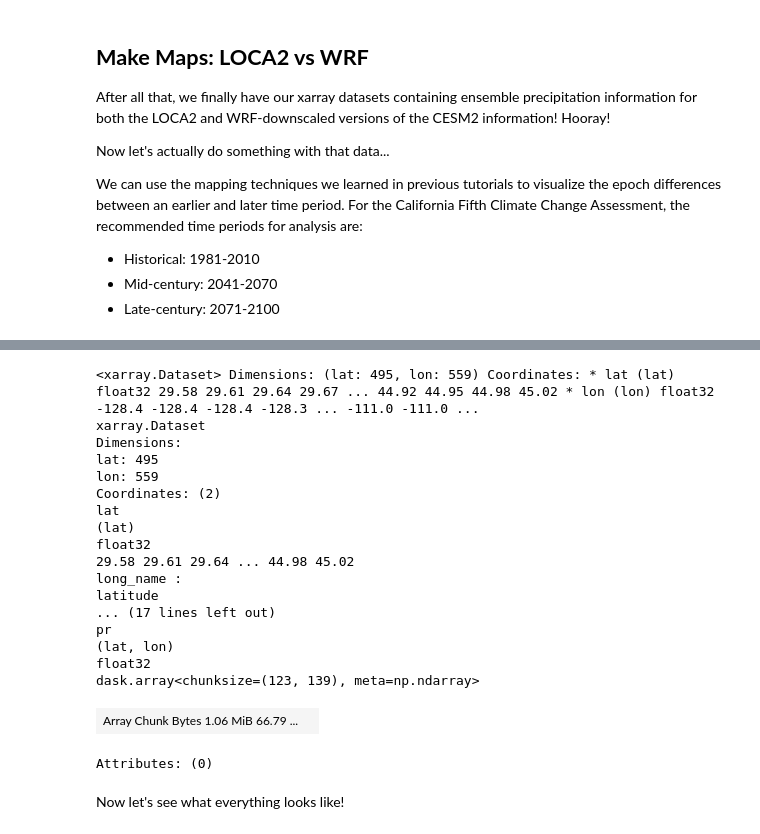
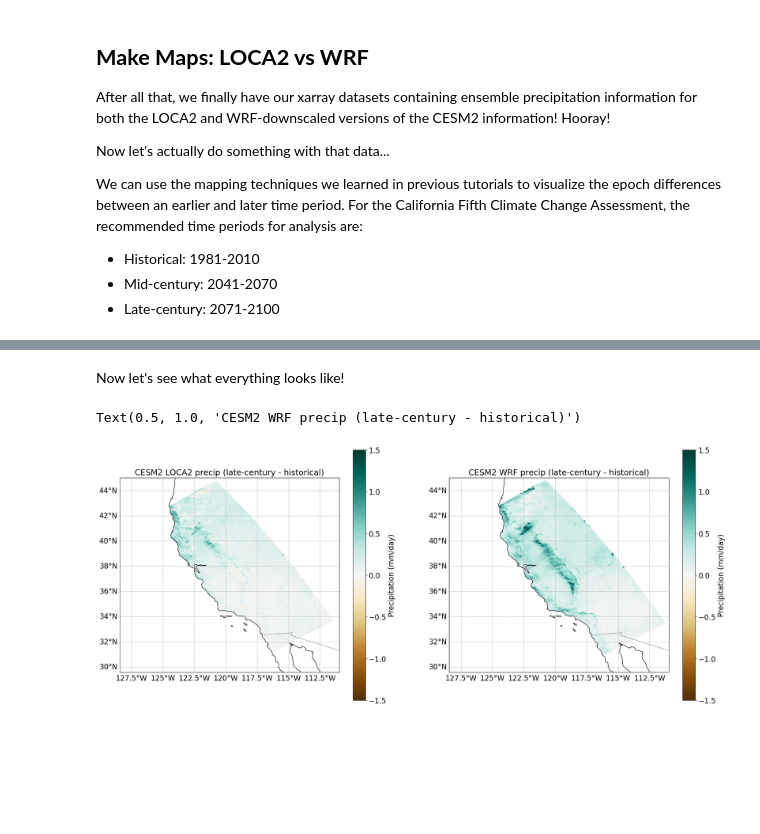
Before and after one commit to tommats00/Cal-Adapt-diagnostics, a Jupyter notebook: 1. Mapping Downscaled Products.ipynb, the cells around one changed output, grey strips where cells are left out. Drawn from its saved outputs; the diff is of its cells as text; code cells hidden in the pictures; blank space fills up the shorter version.

Commit message:
fixed plot issue

```diff
--- a/1. Mapping Downscaled Products.ipynb
+++ b/1. Mapping Downscaled Products.ipynb
@@ -586,17 +575,17 @@ print(inst_id)
 cesm2_wrf_data = []
 
 # Loop over all common ensemble members
-for inst in range(len(inst_id)):
-    print(inst_id[inst])
+for mem in cesm2_wrf_histdf.member_id:
+    print(mem)
 
-    # True/False array showing whether or not the institution_id matches our institution of interest
-    hist_mask = cesm2_wrf_histdf['institution_id'] == inst_id[inst]
+    # True/False array showing whether or not the member_id matches our member of interest
+    hist_mask = cesm2_wrf_histdf['member_id'] == mem
     # extract (first) location where the mask is True
-    hist_loc = cesm2_wrf_histdf['institution_id'][hist_mask].index[0]
+    hist_loc = cesm2_wrf_histdf['member_id'][hist_mask].index[0]
 
     # Do the same thing for the SSP ensemble
-    ssp_mask = cesm2_wrf_sspdf['institution_id'] == inst_id[inst]
-    ssp_loc = cesm2_wrf_sspdf['institution_id'][ssp_mask].index[0]
+    ssp_mask = cesm2_wrf_sspdf['member_id'] == mem
+    ssp_loc = cesm2_wrf_sspdf['member_id'][ssp_mask].index[0]
 
     # Store HISTORICAL data as xarray
     hist_data = xr.open_zarr(cesm2_wrf_histdf['path'][hist_loc], storage_options={'anon': True})
@@ -614,5 +603,5 @@ for inst in range(len(inst_id)):
 cesm2_wrf_data = xr.concat(cesm2_wrf_data, dim="member")
 
 # Store the actual member information as values of the new dimension
-cesm2_wrf_data = cesm2_wrf_data.assign_coords(member=("member", inst_id))
+cesm2_wrf_data = cesm2_wrf_data.assign_coords(member=("member", cesm2_wrf_histdf.member_id))
 # %% [output]
@@ -665,25 +666,12 @@ cesm2_wrf_diff = cesm2_wrf_diff.mean(dim="member")
 # %%
-cesm2_loca_diff
+# Extract values into a Numpy array
+cesm2_loca_diff_pr = cesm2_loca_diff.pr.values
+
+# Convert values to mm/day
+cesm2_loca_diff_pr = cesm2_loca_diff_pr * 86400
-# %% [output]
-<xarray.Dataset> Dimensions: (lat: 495, lon: 559) Coordinates: * lat (lat) float32 29.58 29.61 29.64 29.67 ... 44.92 44.95 44.98 45.02 * lon (lon) float32 -128.4 -128.4 -128.4 -128.3 ... -111.0 -111.0 ...
-xarray.Dataset
-Dimensions:
-lat: 495
-lon: 559
-Coordinates: (2)
-lat
-(lat)
-float32
-29.58 29.61 29.64 ... 44.98 45.02
-long_name :
-latitude
-... (17 lines left out)
-pr
-(lat, lon)
-float32
-dask.array<chunksize=(123, 139), meta=np.ndarray>
-| Array Chunk Bytes 1.06 MiB 66.79 ... |  |
-Attributes: (0)
+# %%
+# Extract values into a Numpy array
+cesm2_wrf_diff_pr = cesm2_wrf_diff.prec.values
 # %% [markdown]
 Now let's see what everything looks like!
 # %%
@@ -693,41 +681,44 @@ map = ccrs.PlateCarree()
 fig, axes = plt.subplots(ncols=2, figsize=(24, 10), subplot_kw={"projection": map})
 
 # Subplot 1: LOCA2
-plot1 = axes[0].pcolormesh(cesm2_loca_diff.lon, cesm2_loca_diff.lat, cesm2_loca_diff.pr,
-                           transform=map, cmap="BrBG")
+plot1 = axes[0].pcolormesh(cesm2_loca_diff.lon, cesm2_loca_diff.lat, cesm2_loca_diff_pr,
+                           transform=map, cmap="BrBG", vmin=-1.5, vmax=1.5)
 
 # Add coastlines, borders, and gridlines
 axes[0].add_feature(cfeature.COASTLINE)
 axes[0].add_feature(cfeature.BORDERS, linestyle=":")
 gl1 = axes[0].gridlines(draw_labels=True, linestyle="--")
 gl1.top_labels = False
 gl1.right_labels = False
 gl1.xlabel_style = {'size': 16}
 gl1.ylabel_style = {'size': 16}
 
 # Add colorbar
 cbar1 = plt.colorbar(plot1, ax=axes[0], orientation='vertical', pad=0.05)
-cbar1.set_label("Precipitation", fontsize=16)
+cbar1.set_label("Precipitation (mm/day)", fontsize=16)
 cbar1.ax.tick_params(labelsize=16)
 
 axes[0].set_title("CESM2 LOCA2 precip (late-century - historical)", fontsize=18)
 
 # Subplot 2: WRF
-plot2 = axes[1].pcolormesh(cesm2_loca_diff.lon, cesm2_loca_diff.lat, cesm2_loca_diff.pr,
-                           transform=map, cmap="BrBG")
+plot2 = axes[1].pcolormesh(cesm2_wrf_diff.lon, cesm2_wrf_diff.lat, cesm2_wrf_diff_pr,
+                           transform=map, cmap="BrBG", vmin=-1.5, vmax=1.5)
 
 # Add coastlines, borders, and gridlines
 axes[1].add_feature(cfeature.COASTLINE)
 axes[1].add_feature(cfeature.BORDERS, linestyle=":")
 gl1 = axes[1].gridlines(draw_labels=True, linestyle="--")
 gl1.top_labels = False
 gl1.right_labels = False
 gl1.xlabel_style = {'size': 16}
 gl1.ylabel_style = {'size': 16}
 
 # Add colorbar
-cbar1 = plt.colorbar(plot1, ax=axes[0], orientation='vertical', pad=0.05)
-cbar1.set_label("Precipitation", fontsize=16)
+cbar1 = plt.colorbar(plot2, ax=axes[1], orientation='vertical', pad=0.05)
+cbar1.set_label("Precipitation (mm/day)", fontsize=16)
 cbar1.ax.tick_params(labelsize=16)
 
-axes[0].set_title("CESM2 WRF precip (late-century - historical)", fontsize=18)
+axes[1].set_title("CESM2 WRF precip (late-century - historical)", fontsize=18)
+# %% [output]
+Text(0.5, 1.0, 'CESM2 WRF precip (late-century - historical)')
+[figure, added]
```
Also changed, not shown: parts of 12 cells of this notebook.
